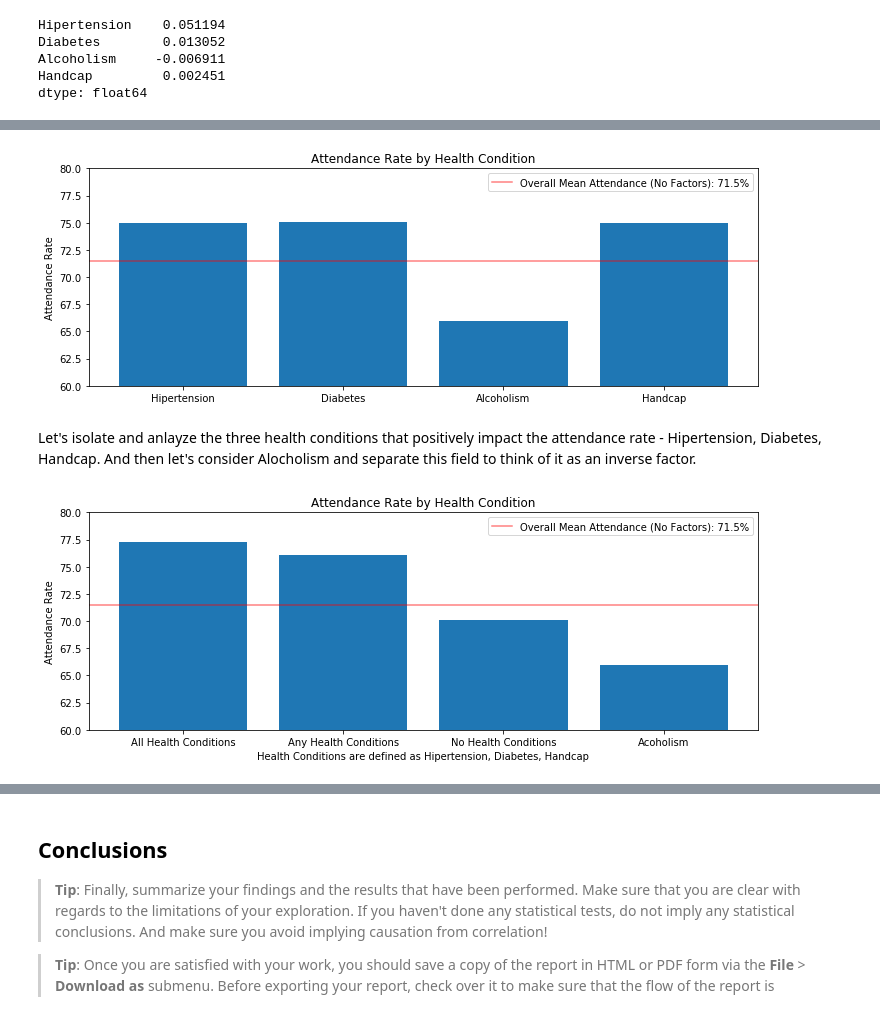
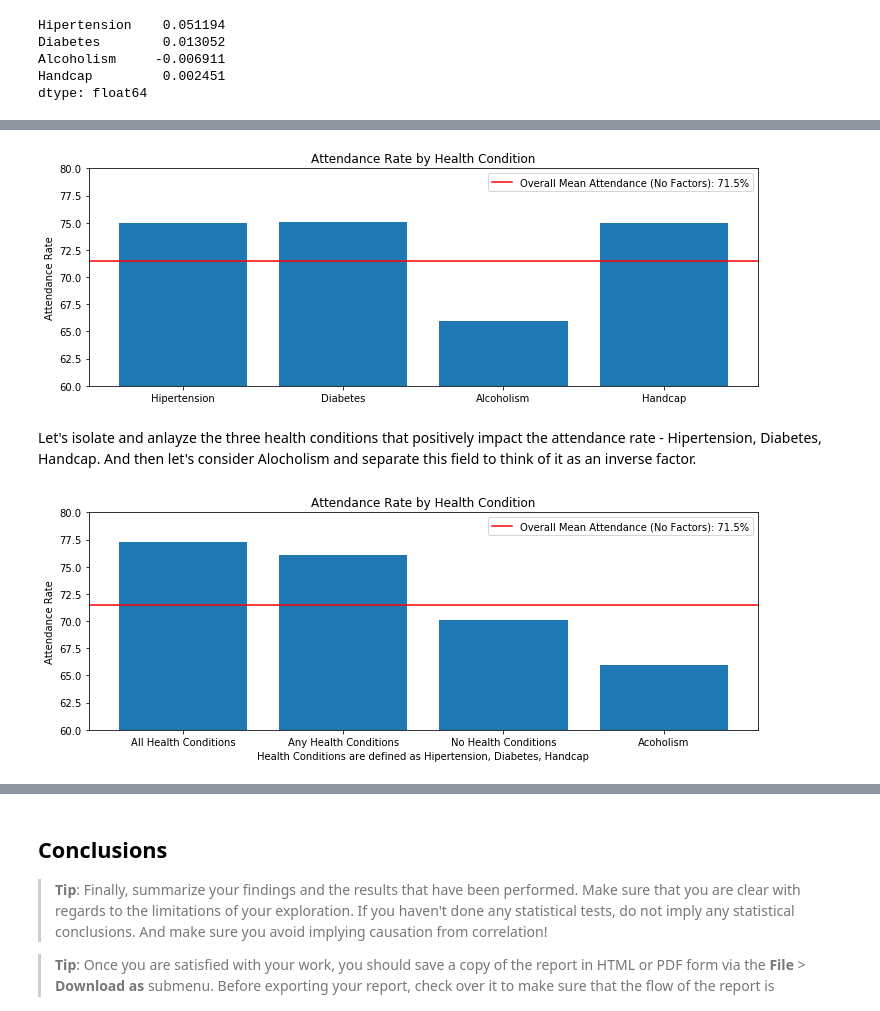
Before and after one commit to timothyshort/data_analysis, a Jupyter notebook: 03_data_analysis/project-no_show_appts/investigate-a-dataset-template.ipynb, the cells around one changed output, grey strips where cells are left out. Cells and saved outputs as stored; diff of their text form; code cells hidden in the pictures.

```diff
--- a/03_data_analysis/project-no_show_appts/investigate-a-dataset-template.ipynb
+++ b/03_data_analysis/project-no_show_appts/investigate-a-dataset-template.ipynb
@@ -352,22 +351,21 @@ diabetes_rate = df.query('Diabetes == 1')['ApptResult'].mean()*100
 alcoholism_rate = df.query('Alcoholism == 1')['ApptResult'].mean()*100
 hipertension_rate = df.query('Handcap == 1')['ApptResult'].mean()*100
 # %%
-no_condition_rate = df.query('Handcap == 0 and Hipertension == 0 and Alcoholism == 0 and Diabetes == 0')['ApptResult'].mean()*100
 labels = m_means.index[5:-3].tolist()
 x = range(1, len(labels)+1)
 y = [hipertension_rate, diabetes_rate, alcoholism_rate, hipertension_rate]
 mean_y = sum(y) / len(y)
 
 plt.figure(figsize=(12,4))
-plt.axhline(mean*100, label='Overall Mean Attendance (No Factors): {}%'.format(round(mean*100,1)), color='r', alpha=.5);
+plt.axhline(mean*100, label='Overall Mean Attendance (No Factors): {}%'.format(round(mean*100,1)), color='r');
 plt.bar(x,y);
 plt.xticks(x,labels);
 plt.ylim(60,80);
 plt.title('Attendance Rate by Health Condition')
 plt.ylabel('Attendance Rate');
 plt.legend();
 # %% [output]
-[figure, old version]
+[figure, new version]
 # %% [markdown]
 Let's isolate and anlayze the three health conditions that positively impact the attendance rate - Hipertension, Diabetes, Handcap. And then let's consider Alocholism and separate this field to think of it as an inverse factor.
 # %%
@@ -381,7 +379,7 @@ y = [all_condition_rate, any_condition_rate, no_condition_rate, alcoholism_rate]
 
 plt.figure(figsize=(12,4))
 plt.bar(x,y);
-plt.axhline(mean*100, label='Overall Mean Attendance (No Factors): {}%'.format(round(mean*100,1)), color='r', alpha=.5);
+plt.axhline(mean*100, label='Overall Mean Attendance (No Factors): {}%'.format(round(mean*100,1)), color='r');
 plt.xticks(x,labels);
 plt.ylim(60,80);
 plt.title('Attendance Rate by Health Condition')
@@ -389,4 +387,4 @@ plt.ylabel('Attendance Rate');
 plt.xlabel('Health Conditions are defined as Hipertension, Diabetes, Handcap')
 plt.legend();
 # %% [output]
-[figure, old version]
+[figure, new version]
```
Also changed, not shown: parts of 9 cells of this notebook.
